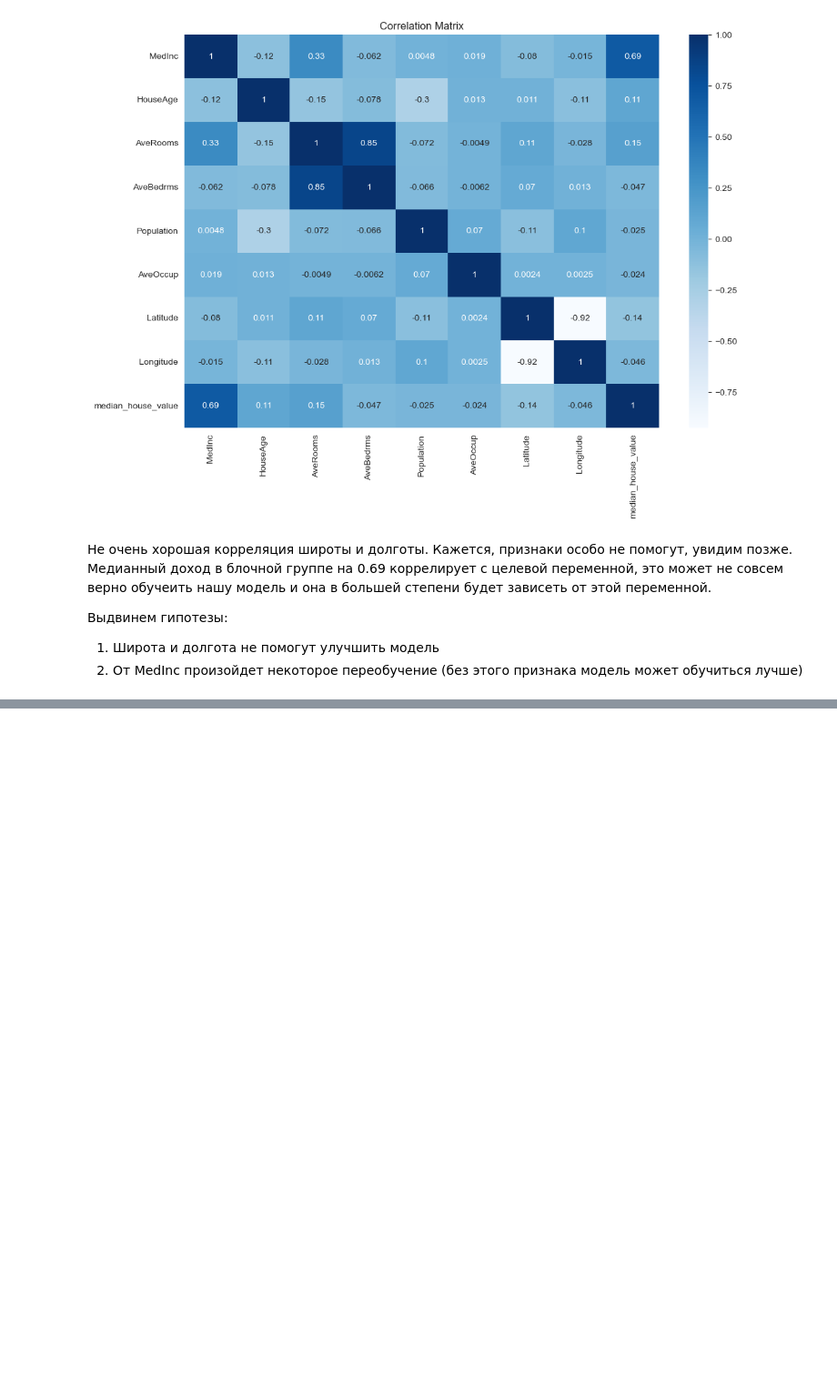
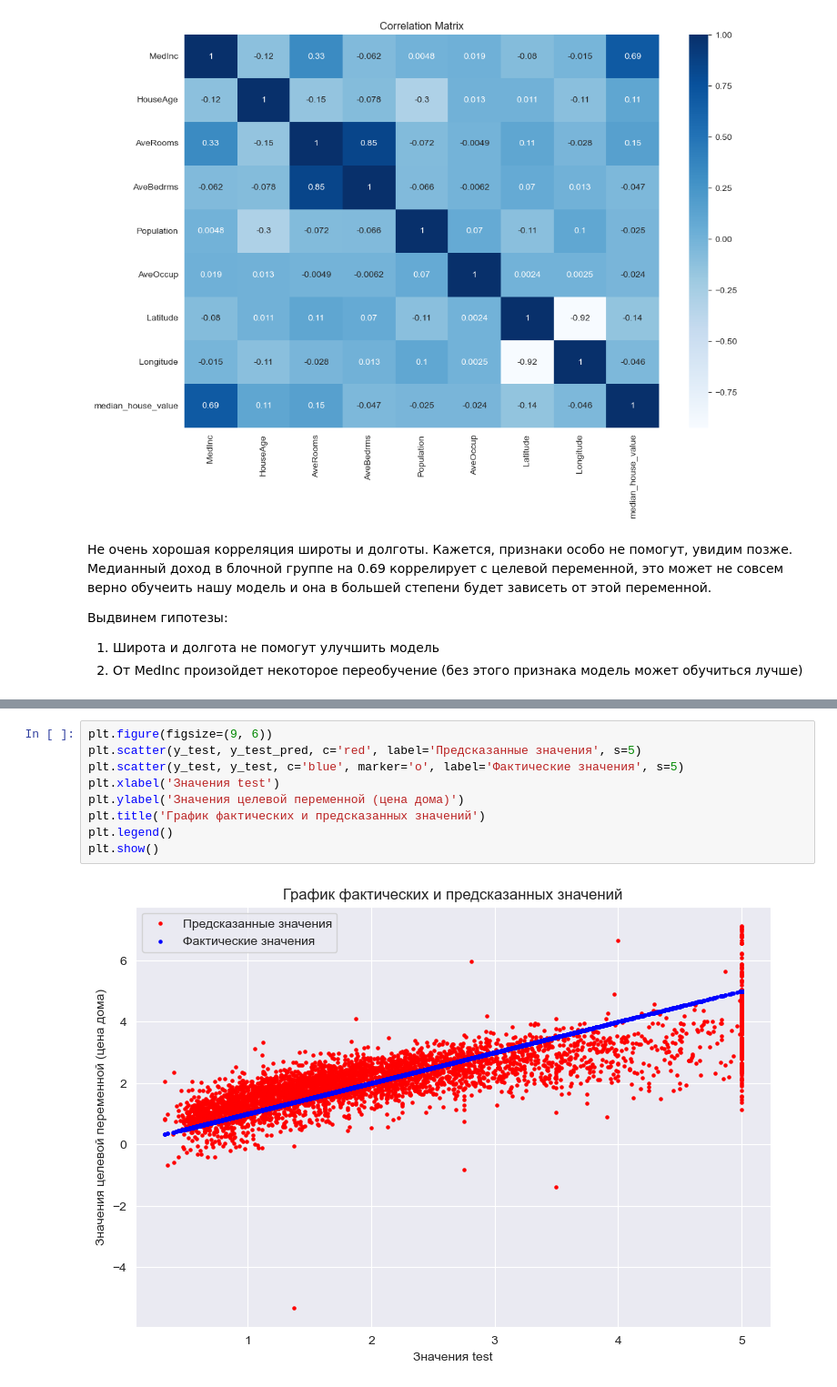
Before and after one commit to idknoo/ml, a Jupyter notebook: works/California housing/california_housing.ipynb, the cells around one changed output, grey strips where cells are left out. Shown at 91% size. Saved outputs shown, nothing was run; the diff lists cells and outputs as text; blank space fills up the shorter version.

```diff
--- a/works/California housing/california_housing.ipynb
+++ b/works/California housing/california_housing.ipynb
@@ -167,0 +237,11 @@ plt.show()
+# %%
+plt.figure(figsize=(9, 6))
+plt.scatter(y_test, y_test_pred, c='red', label='Предсказанные значения', s=5)
+plt.scatter(y_test, y_test, c='blue', marker='o', label='Фактические значения', s=5)
+plt.xlabel('Значения test')
+plt.ylabel('Значения целевой переменной (цена дома)')
+plt.title('График фактических и предсказанных значений')
+plt.legend()
+plt.show()
+# %% [output]
+[figure, added]
```
Also changed, not shown: parts of 77 cells of this notebook, 1 other file.
